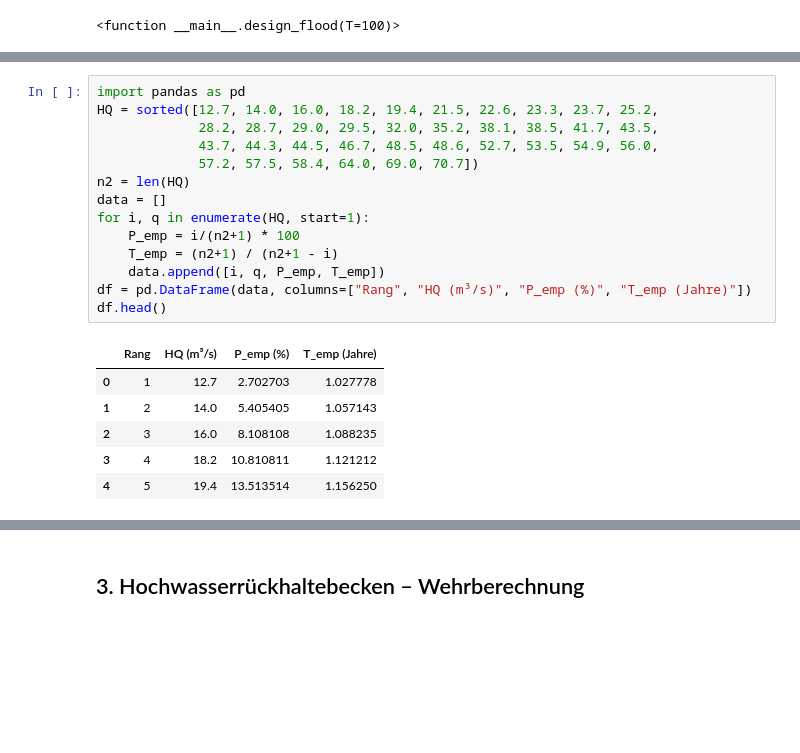
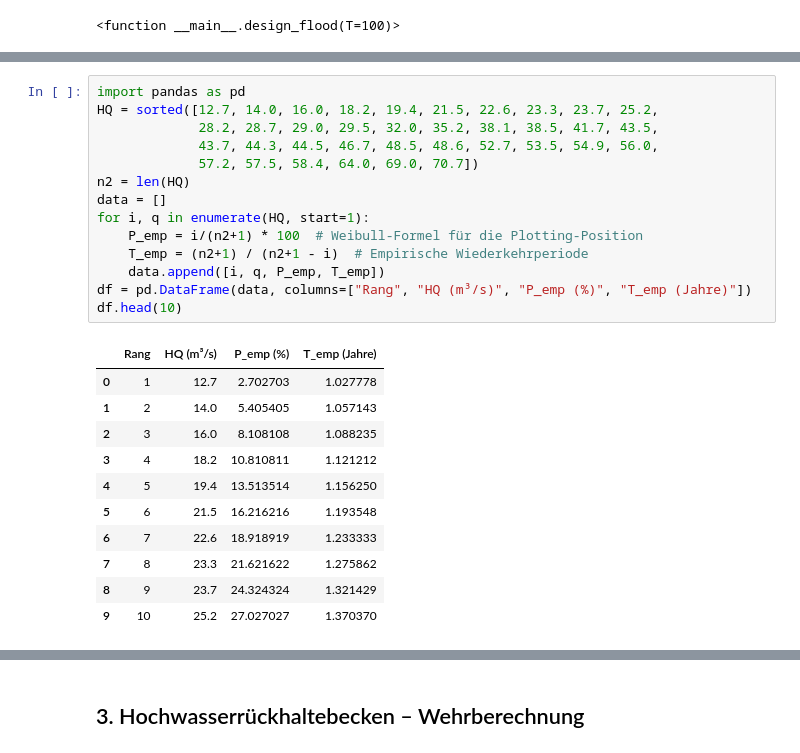
Before and after one commit to gjohnen1/Wassermengenwirtschaft_und_Klimawandel, a Jupyter notebook: Inhalt/_build/jupyter_execute/Notebooks/Uebung_1/Uebung_1.ipynb, the cells around one changed output, grey strips where cells are left out. Cells and saved outputs as stored; diff of their text form; blank space fills up the shorter version.

```diff
--- a/Inhalt/_build/jupyter_execute/Notebooks/Uebung_1/Uebung_1.ipynb
+++ b/Inhalt/_build/jupyter_execute/Notebooks/Uebung_1/Uebung_1.ipynb
@@ -75,21 +210,26 @@ interactive(children=(Dropdown(description='T', index=2, options=(25, 50, 100, 2
 # %%
 import pandas as pd
 HQ = sorted([12.7, 14.0, 16.0, 18.2, 19.4, 21.5, 22.6, 23.3, 23.7, 25.2,
              28.2, 28.7, 29.0, 29.5, 32.0, 35.2, 38.1, 38.5, 41.7, 43.5,
              43.7, 44.3, 44.5, 46.7, 48.5, 48.6, 52.7, 53.5, 54.9, 56.0,
              57.2, 57.5, 58.4, 64.0, 69.0, 70.7])
 n2 = len(HQ)
 data = []
 for i, q in enumerate(HQ, start=1):
-    P_emp = i/(n2+1) * 100
-    T_emp = (n2+1) / (n2+1 - i)
+    P_emp = i/(n2+1) * 100  # Weibull-Formel für die Plotting-Position
+    T_emp = (n2+1) / (n2+1 - i)  # Empirische Wiederkehrperiode
     data.append([i, q, P_emp, T_emp])
 df = pd.DataFrame(data, columns=["Rang", "HQ (m³/s)", "P_emp (%)", "T_emp (Jahre)"])
-df.head()
+df.head(10)
 # %% [output]
 |  | Rang | HQ (m³/s) | P_emp (%) | T_emp (Jahre) |
 | 0 | 1 | 12.7 | 2.702703 | 1.027778 |
 | 1 | 2 | 14.0 | 5.405405 | 1.057143 |
 | 2 | 3 | 16.0 | 8.108108 | 1.088235 |
 | 3 | 4 | 18.2 | 10.810811 | 1.121212 |
 | 4 | 5 | 19.4 | 13.513514 | 1.156250 |
+| 5 | 6 | 21.5 | 16.216216 | 1.193548 |
+| 6 | 7 | 22.6 | 18.918919 | 1.233333 |
+| 7 | 8 | 23.3 | 21.621622 | 1.275862 |
+| 8 | 9 | 23.7 | 24.324324 | 1.321429 |
+| 9 | 10 | 25.2 | 27.027027 | 1.370370 |
```
Also changed, not shown: parts of 25 cells of this notebook, 29 other files.
